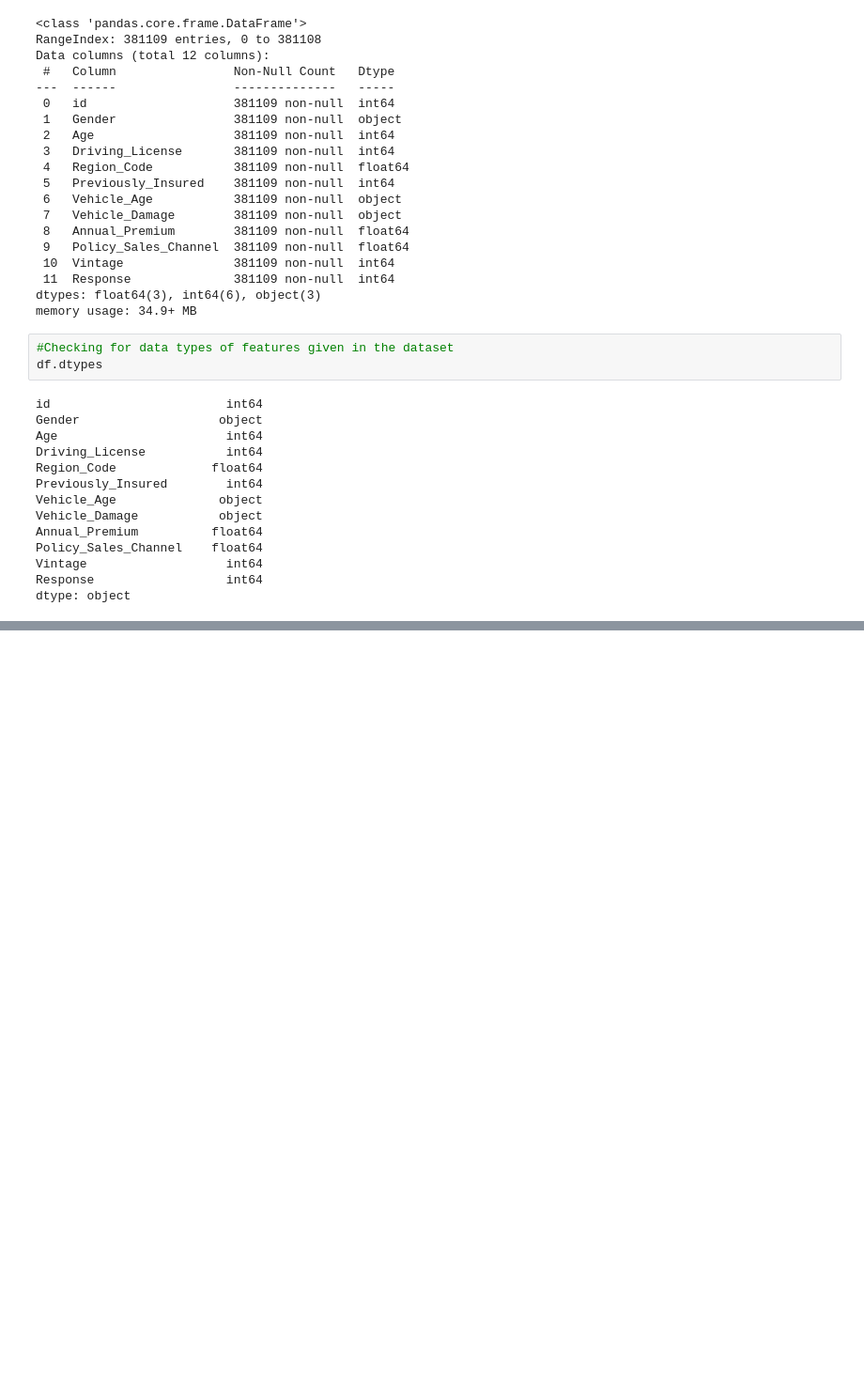
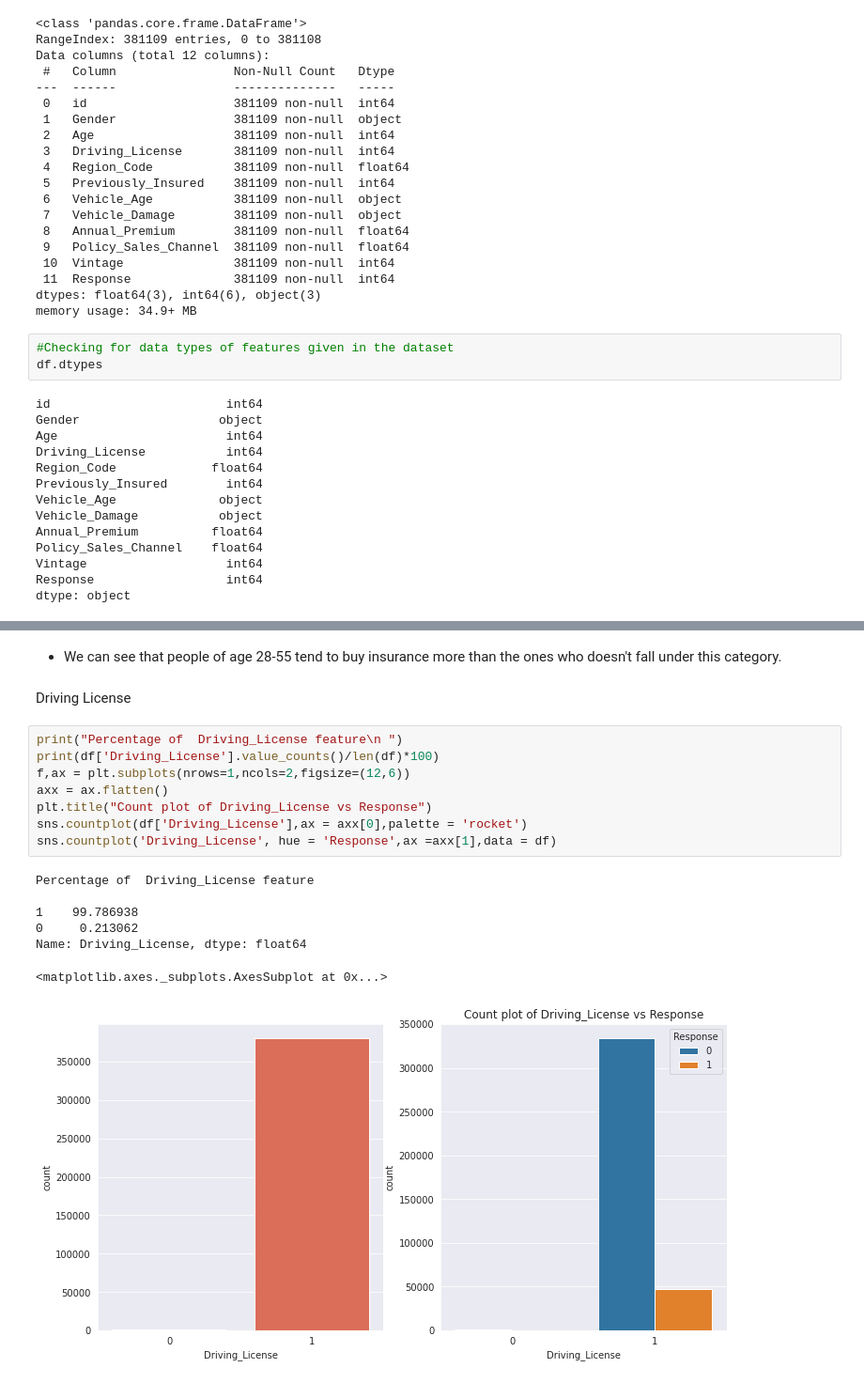
Before and after one commit to LikhithRam/Insurance-cross-sell, a Jupyter notebook: All_stars_ML_Health_insurance_cross_sell.ipynb, the cells around one changed output, grey strips where cells are left out. Shown at 94% size. Cells and saved outputs as stored; diff of their text form; blank space fills up the shorter version.

```diff
--- a/All_stars_ML_Health_insurance_cross_sell.ipynb
+++ b/All_stars_ML_Health_insurance_cross_sell.ipynb
@@ -140,0 +235,20 @@ dtype: object
+# %% [markdown]
+- We can see that people of age 28-55 tend to buy insurance more than the ones who doesn't fall under this category.
+# %% [markdown]
+Driving License
+# %%
+print("Percentage of  Driving_License feature\n ")
+print(df['Driving_License'].value_counts()/len(df)*100)
+f,ax = plt.subplots(nrows=1,ncols=2,figsize=(12,6))
+axx = ax.flatten()
+plt.title("Count plot of Driving_License vs Response")
+sns.countplot(df['Driving_License'],ax = axx[0],palette = 'rocket')
+sns.countplot('Driving_License', hue = 'Response',ax =axx[1],data = df)
+# %% [output]
+Percentage of  Driving_License feature
+
+1    99.786938
+0     0.213062
+Name: Driving_License, dtype: float64
+<matplotlib.axes._subplots.AxesSubplot at 0x...>
+[figure, added]
```
Also changed, not shown: parts of 15 cells of this notebook.
